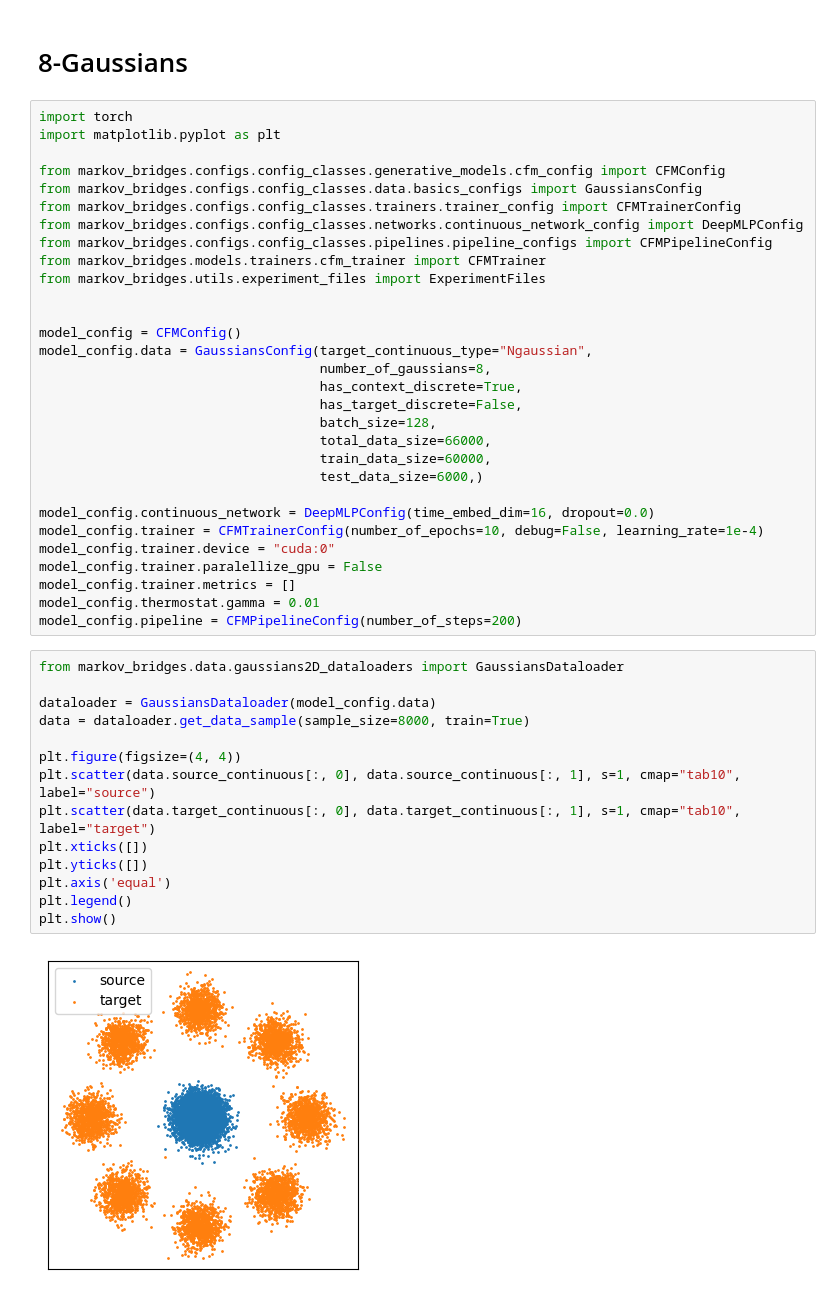
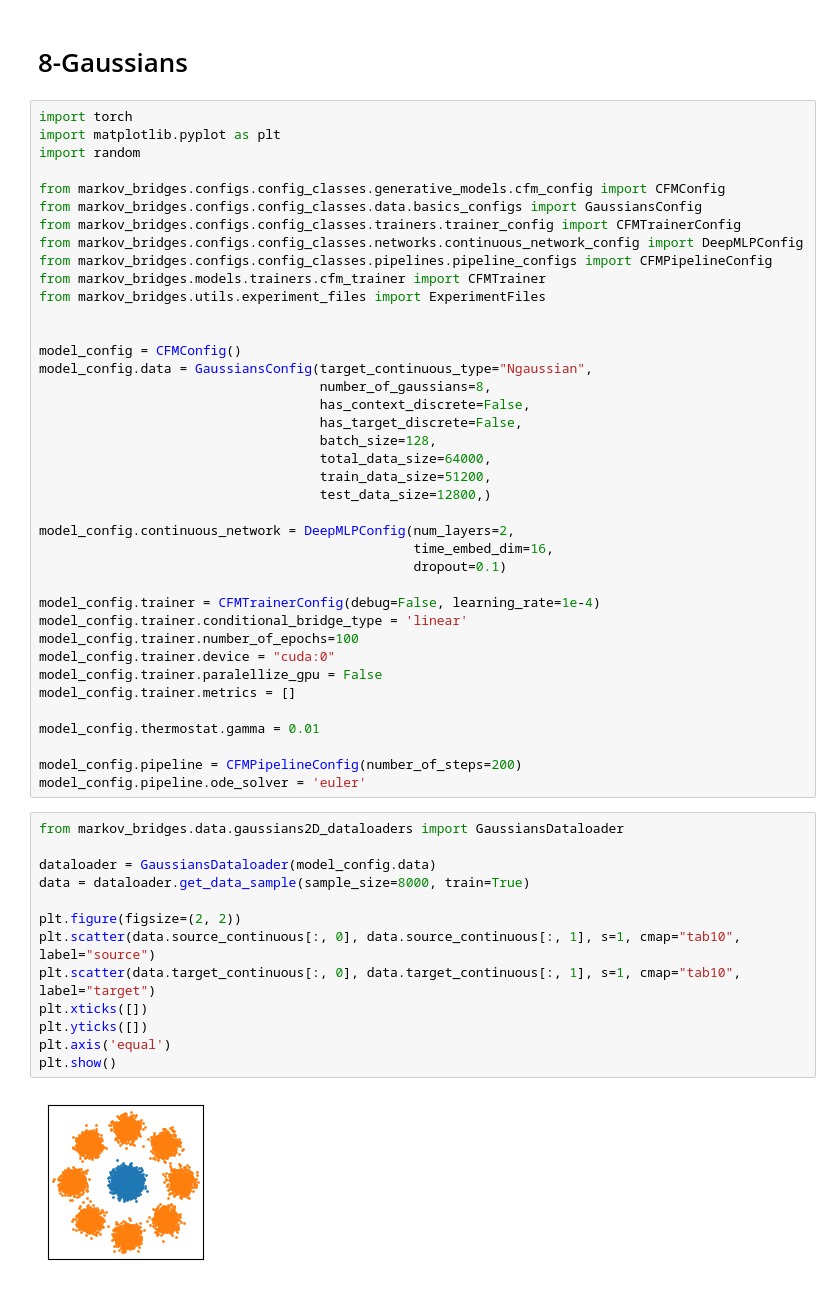
Before and after one commit to cesarali/markov_bridges, a Jupyter notebook: notebooks/models/CFM/cfm.ipynb, the cells around one changed output. Saved outputs shown, nothing was run; the diff lists cells and outputs as text.

```diff
--- a/notebooks/models/CFM/cfm.ipynb
+++ b/notebooks/models/CFM/cfm.ipynb
@@ -3,6 +3,7 @@
 # %%
 import torch
 import matplotlib.pyplot as plt
+import random
 
 from markov_bridges.configs.config_classes.generative_models.cfm_config import CFMConfig
 from markov_bridges.configs.config_classes.data.basics_configs import GaussiansConfig
@@ -16,34 +17,41 @@ from markov_bridges.utils.experiment_files import ExperimentFiles
 model_config = CFMConfig()
 model_config.data = GaussiansConfig(target_continuous_type="Ngaussian",
                                     number_of_gaussians=8,
-                                    has_context_discrete=True,
+                                    has_context_discrete=False,
                                     has_target_discrete=False,
                                     batch_size=128,
-                                    total_data_size=66000,
-                                    train_data_size=60000,
-                                    test_data_size=6000,)
+                                    total_data_size=64000,
+                                    train_data_size=51200,
+                                    test_data_size=12800,)
 
-model_config.continuous_network = DeepMLPConfig(time_embed_dim=16, dropout=0.0)
-model_config.trainer = CFMTrainerConfig(number_of_epochs=10, debug=False, learning_rate=1e-4)
+model_config.continuous_network = DeepMLPConfig(num_layers=2,
+                                                time_embed_dim=16,
+                                                dropout=0.1)
+
+model_config.trainer = CFMTrainerConfig(debug=False, learning_rate=1e-4)
+model_config.trainer.conditional_bridge_type = 'linear'
+model_config.trainer.number_of_epochs=100
 model_config.trainer.device = "cuda:0"
 model_config.trainer.paralellize_gpu = False
 model_config.trainer.metrics = []
+
 model_config.thermostat.gamma = 0.01
+
 model_config.pipeline = CFMPipelineConfig(number_of_steps=200)
+model_config.pipeline.ode_solver = 'euler'
 # %%
 from markov_bridges.data.gaussians2D_dataloaders import GaussiansDataloader
 
 dataloader = GaussiansDataloader(model_config.data)
 data = dataloader.get_data_sample(sample_size=8000, train=True)
 
-plt.figure(figsize=(4, 4))
+plt.figure(figsize=(2, 2))
 plt.scatter(data.source_continuous[:, 0], data.source_continuous[:, 1], s=1, cmap="tab10", label="source")
 plt.scatter(data.target_continuous[:, 0], data.target_continuous[:, 1], s=1, cmap="tab10", label="target")
 plt.xticks([])
 plt.yticks([])
 plt.axis('equal')
-plt.legend()
 plt.show()
 # %% [output]
-[figure, old version]
+[figure, new version]
 # %%
```
Also changed, not shown: parts of 4 cells of this notebook, 5 other files.
